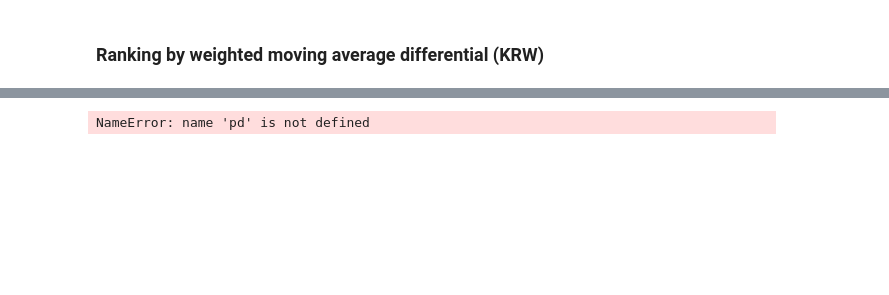
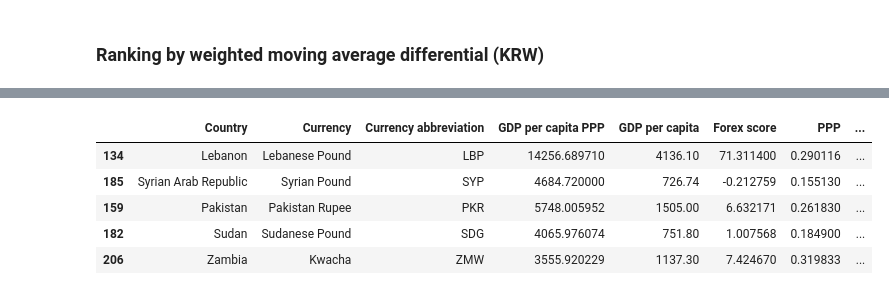
Before and after one commit to 9907daniel/Givplus, a Jupyter notebook: Forex score calculation/forex.ipynb, the cells around one changed output, grey strips where cells are left out. Saved outputs shown, nothing was run; the diff lists cells and outputs as text; code cells hidden in the pictures; blank space fills up the shorter version.

```diff
--- a/Forex score calculation/forex.ipynb
+++ b/Forex score calculation/forex.ipynb
@@ -178,6 +271,8 @@ forex_score = ((weighted_ma - data.drop("Date", axis = 1).iloc[-1]) / weighted_m
 forex_score = pd.DataFrame(forex_score).reset_index()
 forex_score.columns = ["Currency abbreviation", "Forex score"]
 
+forex_score.dropna(inplace = True)
+
 forex_score
 
 # positive values mean high value, negative values mean low value compared to weighted moving average
@@ -186,11 +293,16 @@ NameError: name 'KRW_data' is not defined
 # %%
-currency_code = pd.read_csv("currency code.csv")
+currency_code = pd.read_csv("currency_code.csv")
 
 currency_code = currency_code.merge(forex_score, how = "inner")
 
 currency_code["PPP"] =  currency_code["GDP per capita"] / currency_code["GDP per capita PPP"]
-currency_code["Final score"] = (1/currency_code["PPP"])*0.5+ (np.log(currency_code["Forex score"] + abs(min(currency_code["Forex score"])) + 1))*0.5
+currency_code["Final score"] = (1/currency_code["PPP"])*0.2+ (np.log(currency_code["Forex score"] + abs(min(currency_code["Forex score"])) + 1))*0.8
 
-currency_code.sort_values(by = ["Final score"], ascending = False)
+currency_code.sort_values(by = ["Final score"], ascending = False).head()
 # %% [output]
-NameError: name 'pd' is not defined
+|  | Country | Currency | Currency abbreviation | GDP per capita PPP | GDP per capita | Forex score | PPP | ... |
+| 134 | Lebanon | Lebanese Pound | LBP | 14256.689710 | 4136.10 | 71.311400 | 0.290116 | ... |
+| 185 | Syrian Arab Republic | Syrian Pound | SYP | 4684.720000 | 726.74 | -0.212759 | 0.155130 | ... |
+| 159 | Pakistan | Pakistan Rupee | PKR | 5748.005952 | 1505.00 | 6.632171 | 0.261830 | ... |
+| 182 | Sudan | Sudanese Pound | SDG | 4065.976074 | 751.80 | 1.007568 | 0.184900 | ... |
+| 206 | Zambia | Kwacha | ZMW | 3555.920229 | 1137.30 | 7.424670 | 0.319833 | ... |
```
Also changed, not shown: parts of 12 cells of this notebook, 20 other files.
